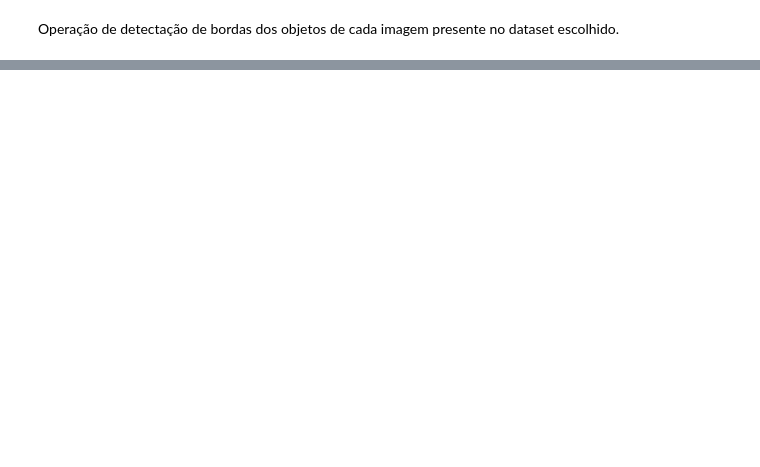
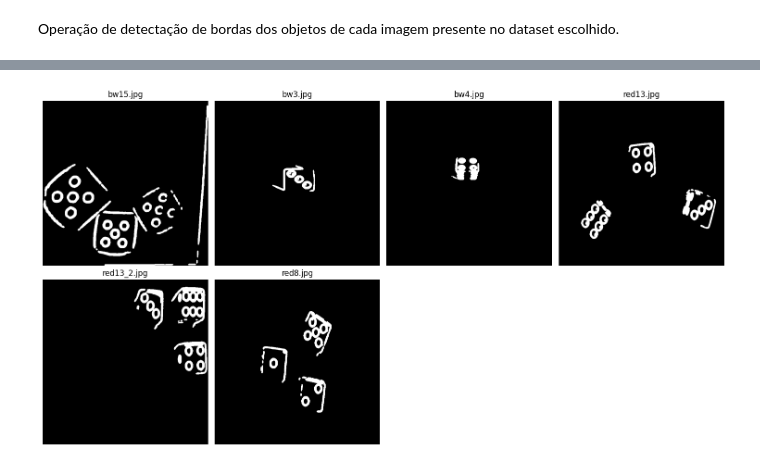
Before and after one commit to Itor-Carlos/Trabalho-Final-Processamento-de-Imagem, a Jupyter notebook: Trabalho_Final.ipynb, the cells around one changed output, grey strips where cells are left out. Cells and saved outputs as stored; diff of their text form; code cells hidden in the pictures; blank space fills up the shorter version.

```diff
--- a/Trabalho_Final.ipynb
+++ b/Trabalho_Final.ipynb
@@ -96,0 +136,10 @@ exibe_grade(imagens_limites, arquivos, mapa_cor='gray')
+# %%
+from skimage.morphology import dilation, disk
+
+imagens_limites_bin = [
+    dilation(img, disk(2))
+    for img in imagens_limites_bin
+]
+exibe_grade(imagens_limites_bin, arquivos, mapa_cor='gray')
+# %% [output]
+[figure, added]
```
Also changed, not shown: parts of 10 cells of this notebook, 7 other files.
